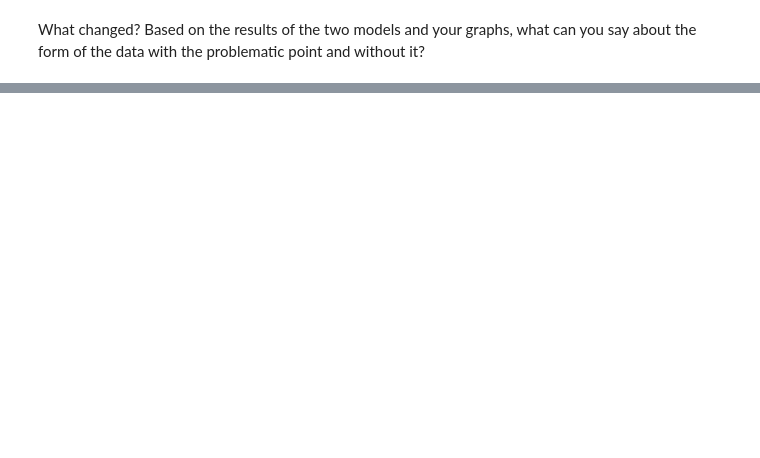
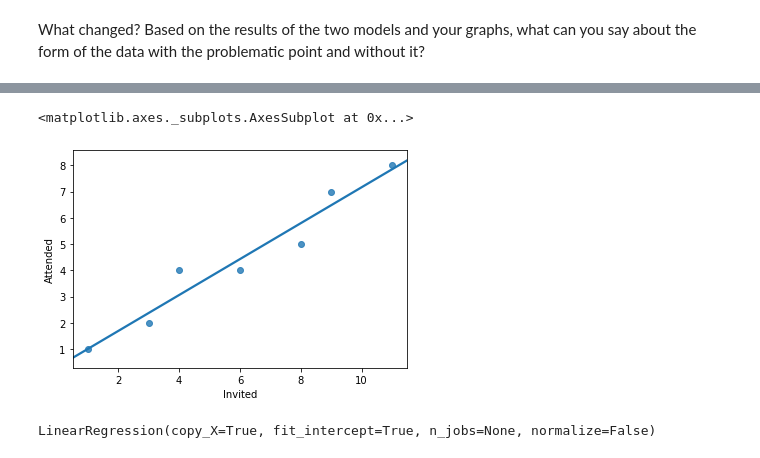
Before and after one commit to pablosivila/bootcamp_ironhack, a Jupyter notebook: week5/lab-regression-analysis/your-code.ipynb, the cells around one changed output, grey strips where cells are left out. Drawn from its saved outputs; the diff is of its cells as text; code cells hidden in the pictures; blank space fills up the shorter version.

```diff
--- a/week5/lab-regression-analysis/your-code.ipynb
+++ b/week5/lab-regression-analysis/your-code.ipynb
@@ -439,0 +441,2 @@ What changed? Based on the results of the two models and your graphs, what can y
+# %%
+parties_data.drop([7], axis=0, inplace=True)
@@ -439,0 +454,5 @@ What changed? Based on the results of the two models and your graphs, what can y
+# %%
+sns.regplot(x='Invited', y='Attended', data=parties_data,ci=None)
+# %% [output]
+<matplotlib.axes._subplots.AxesSubplot at 0x...>
+[figure, added]
@@ -439,0 +472,5 @@ What changed? Based on the results of the two models and your graphs, what can y
+# %%
+# fit the model -- the algorithm will learn about the data pattern
+linReg.fit(X_train, y_train)
+# %% [output]
+LinearRegression(copy_X=True, fit_intercept=True, n_jobs=None, normalize=False)
```
Also changed, not shown: parts of 12 cells of this notebook, 28 other files.
